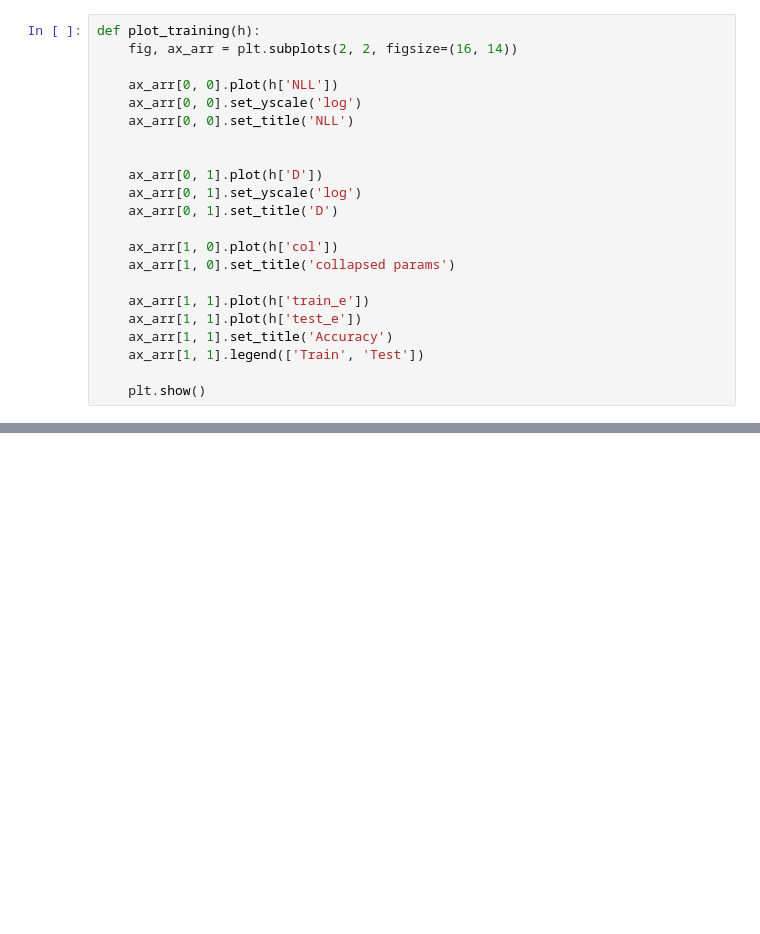
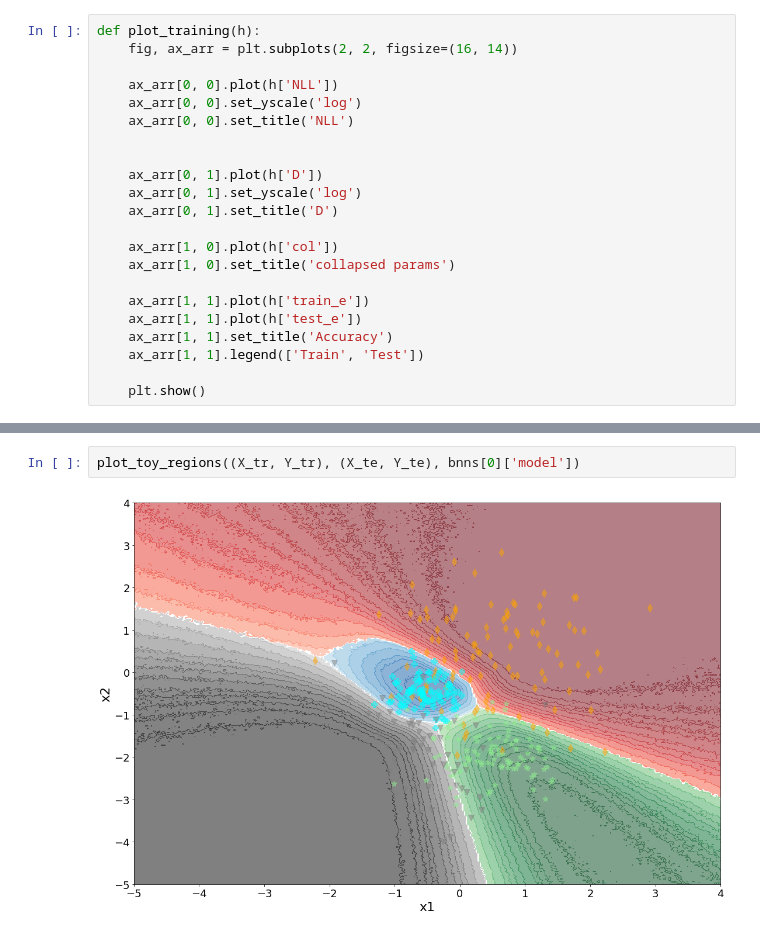
Before and after one commit to SergioAlvarezB/calibration-normalizing-flows, a Jupyter notebook: notebooks/BNN_GVI_divergences.ipynb, the cells around one changed output, grey strips where cells are left out. Saved outputs shown, nothing was run; the diff lists cells and outputs as text; blank space fills up the shorter version.

```diff
--- a/notebooks/BNN_GVI_divergences.ipynb
+++ b/notebooks/BNN_GVI_divergences.ipynb
@@ -251,0 +228,4 @@ plot_training(gh)
+# %%
+plot_toy_regions((X_tr, Y_tr), (X_te, Y_te), bnns[0]['model'])
+# %% [output]
+[figure, added]
```
Also changed, not shown: parts of 45 cells of this notebook, 7 other files.
